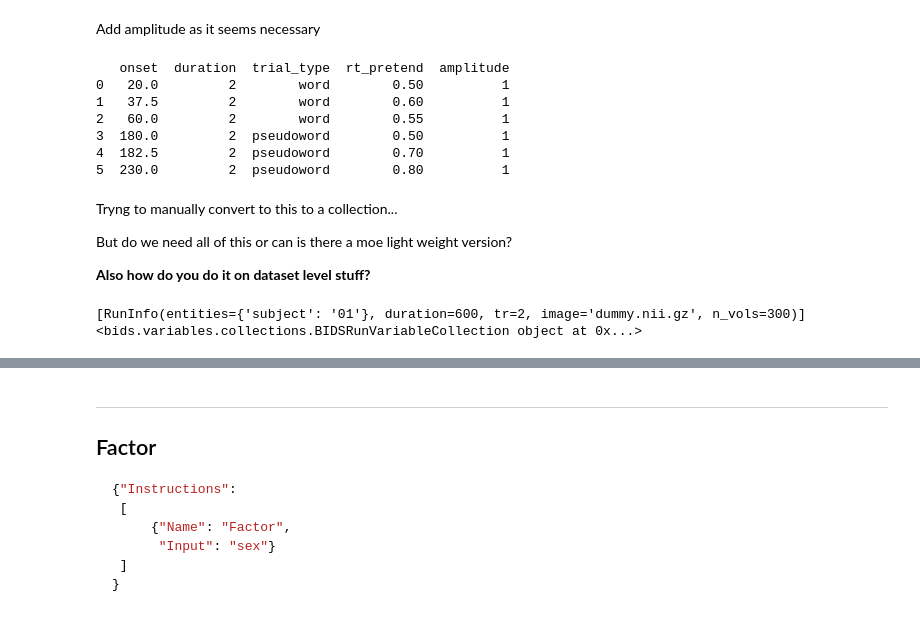
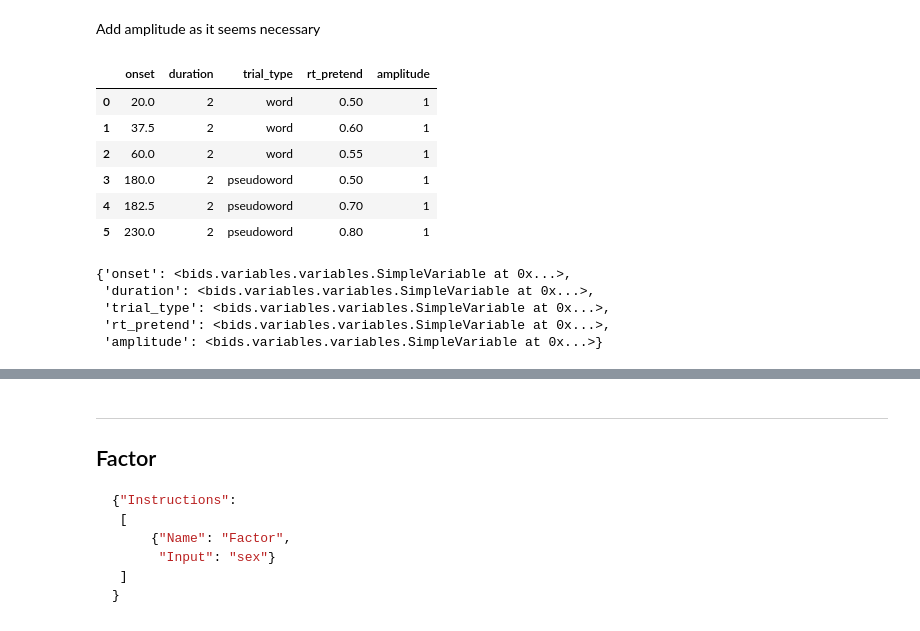
Before and after one commit to Remi-Gau/pybids, a Jupyter notebook: examples/transformers.ipynb, the cells around one changed output, grey strips where cells are left out. Cells and saved outputs as stored; diff of their text form; code cells hidden in the pictures.

```diff
--- a/examples/transformers.ipynb
+++ b/examples/transformers.ipynb
@@ -27,11 +103,12 @@ dataset
 # %%
-run = pd.DataFrame({
+run_df = pd.DataFrame({
     "onset": [20, 37.5, 60, 180, 182.5, 230],
     "duration": [2, 2, 2, 2, 2, 2],
     "trial_type": ["word", "word", "word", "pseudoword", "pseudoword", "pseudoword"],
     "rt_pretend": [0.5, 0.6, 0.55, 0.5, 0.7, 0.8],
 })
-run
+
+run_df
 # %% [output]
 |  | onset | duration | trial_type | rt_pretend |
 | 0 | 20.0 | 2 | word | 0.50 |
@@ -43,35 +120,22 @@ run
 # %% [markdown]
 Add amplitude as it seems necessary
 # %%
-run["amplitude"] = [1, 1, 1, 1, 1, 1]
-print(run)
+run_df["amplitude"] = [1, 1, 1, 1, 1, 1]
+run_df
 # %% [output]
-   onset  duration  trial_type  rt_pretend  amplitude
-0   20.0         2        word        0.50          1
-1   37.5         2        word        0.60          1
-2   60.0         2        word        0.55          1
-3  180.0         2  pseudoword        0.50          1
-4  182.5         2  pseudoword        0.70          1
-5  230.0         2  pseudoword        0.80          1
+|  | onset | duration | trial_type | rt_pretend | amplitude |
+| 0 | 20.0 | 2 | word | 0.50 | 1 |
+| 1 | 37.5 | 2 | word | 0.60 | 1 |
+| 2 | 60.0 | 2 | word | 0.55 | 1 |
+| 3 | 180.0 | 2 | pseudoword | 0.50 | 1 |
+| 4 | 182.5 | 2 | pseudoword | 0.70 | 1 |
+| 5 | 230.0 | 2 | pseudoword | 0.80 | 1 |
-# %% [markdown]
-Tryng to manually convert to this to a collection...
-
-But do we need all of this or can is there a moe light weight version?
-
-**Also how do you do it on dataset level stuff?**
 # %%
-from bids.variables import SparseRunVariable
-from bids.variables.entities import RunInfo
-from bids.variables.collections import BIDSRunVariableCollection, BIDSVariableCollection
-import numpy as np
-
-run_info = [RunInfo({'subject': '01'}, 600, 2, 'dummy.nii.gz', 300)]
-print(run_info)
-
-var = SparseRunVariable(name='var', data=run, run_info=run_info, source='events')
-collection = BIDSRunVariableCollection([var])
-
-print(collection)
+run = BIDSVariableCollection.from_df(run_df)
+run.variables
 # %% [output]
-[RunInfo(entities={'subject': '01'}, duration=600, tr=2, image='dummy.nii.gz', n_vols=300)]
-<bids.variables.collections.BIDSRunVariableCollection object at 0x...>
+{'onset': <bids.variables.variables.SimpleVariable at 0x...>,
+ 'duration': <bids.variables.variables.SimpleVariable at 0x...>,
+ 'trial_type': <bids.variables.variables.SimpleVariable at 0x...>,
+ 'rt_pretend': <bids.variables.variables.SimpleVariable at 0x...>,
+ 'amplitude': <bids.variables.variables.SimpleVariable at 0x...>}
```
Also changed, not shown: parts of 16 cells of this notebook.
